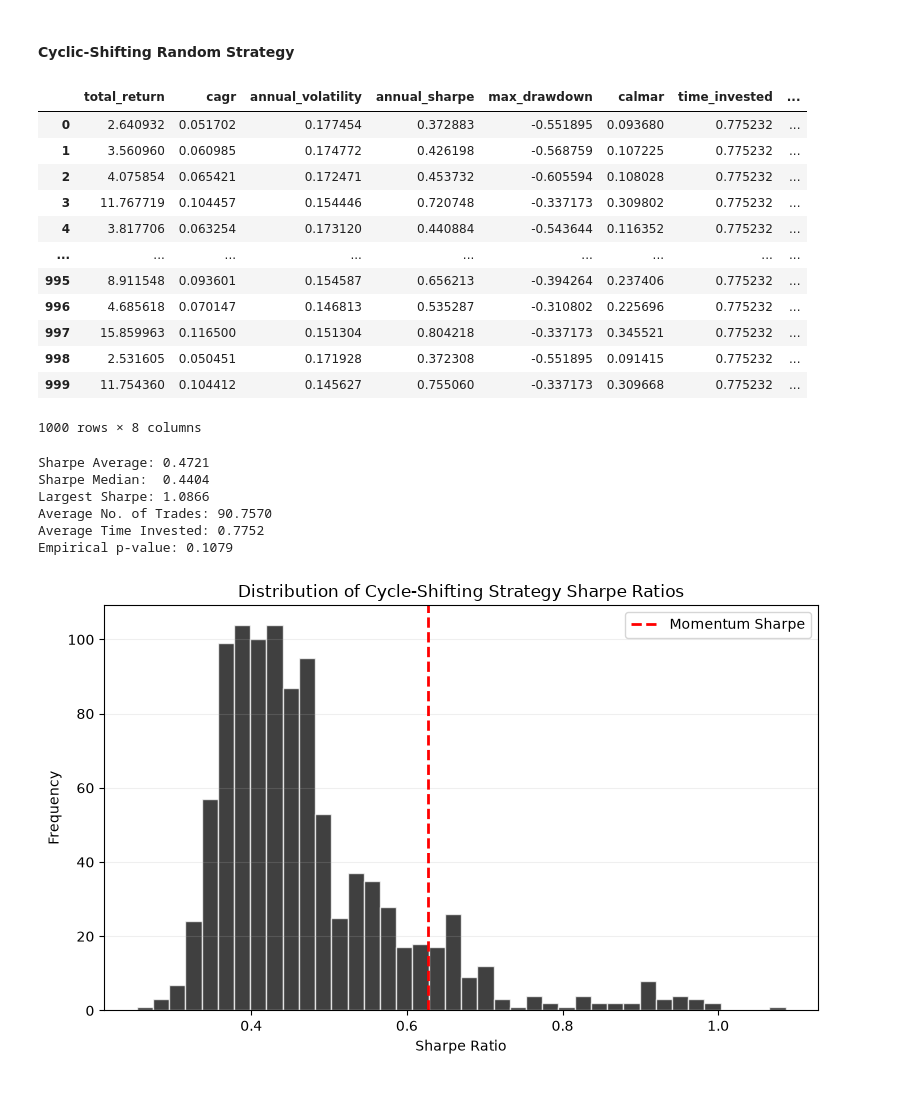
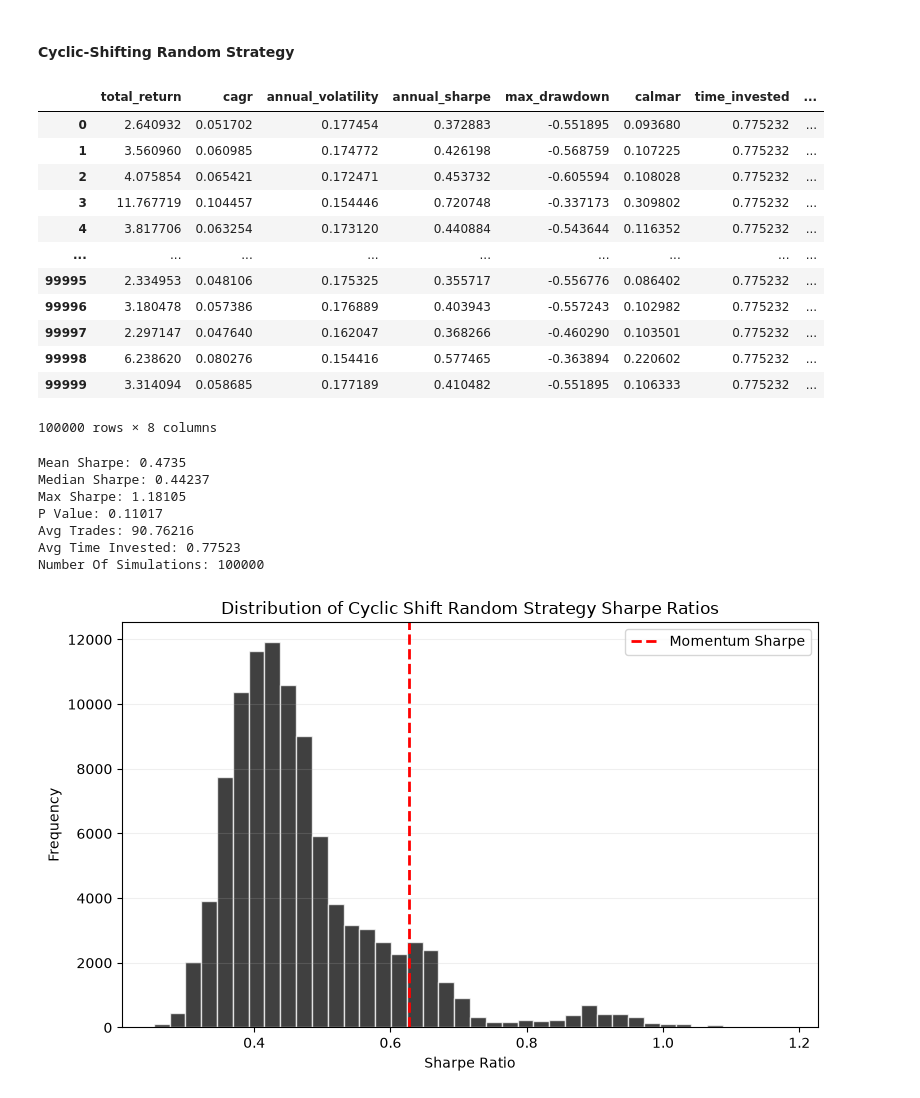
Before and after one commit to adeeb-sarfraz/Momentum-Strategy-Evaluation, a Jupyter notebook: notebooks/random_benchmarks/3.5_cyclic_shifting.ipynb, the cells around one changed output. Drawn from its saved outputs; the diff is of its cells as text; code cells hidden in the pictures.

```diff
--- a/notebooks/random_benchmarks/3.5_cyclic_shifting.ipynb
+++ b/notebooks/random_benchmarks/3.5_cyclic_shifting.ipynb
@@ -129,7 +129,7 @@ def run_simulation_v5(n):
     for i in range(n):
 
         random_signal = generate_random_signal_v6(momentum_position, lookback)
-        _, random_result = backtester(returns, random_signal, 0.001)
+        random_result = backtester_v2(returns_array, random_signal, 0.001)
 
         simulation_result.append(random_result)
 
@@ -137,7 +137,7 @@ def run_simulation_v5(n):
 # %%
 np.random.seed(44)
 
-simulation_output = run_simulation_v5(1000)
+simulation_output = run_simulation_v5(100000)
 simulation_df = pd.DataFrame(simulation_output)
 simulation_df
 # %% [output]
@@ -148,19 +148,20 @@ simulation_df
 | 3 | 11.767719 | 0.104457 | 0.154446 | 0.720748 | -0.337173 | 0.309802 | 0.775232 | ... |
 | 4 | 3.817706 | 0.063254 | 0.173120 | 0.440884 | -0.543644 | 0.116352 | 0.775232 | ... |
 | ... | ... | ... | ... | ... | ... | ... | ... | ... |
-| 995 | 8.911548 | 0.093601 | 0.154587 | 0.656213 | -0.394264 | 0.237406 | 0.775232 | ... |
-| 996 | 4.685618 | 0.070147 | 0.146813 | 0.535287 | -0.310802 | 0.225696 | 0.775232 | ... |
-| 997 | 15.859963 | 0.116500 | 0.151304 | 0.804218 | -0.337173 | 0.345521 | 0.775232 | ... |
-| 998 | 2.531605 | 0.050451 | 0.171928 | 0.372308 | -0.551895 | 0.091415 | 0.775232 | ... |
-| 999 | 11.754360 | 0.104412 | 0.145627 | 0.755060 | -0.337173 | 0.309668 | 0.775232 | ... |
+| 99995 | 2.334953 | 0.048106 | 0.175325 | 0.355717 | -0.556776 | 0.086402 | 0.775232 | ... |
+| 99996 | 3.180478 | 0.057386 | 0.176889 | 0.403943 | -0.557243 | 0.102982 | 0.775232 | ... |
+| 99997 | 2.297147 | 0.047640 | 0.162047 | 0.368266 | -0.460290 | 0.103501 | 0.775232 | ... |
+| 99998 | 6.238620 | 0.080276 | 0.154416 | 0.577465 | -0.363894 | 0.220602 | 0.775232 | ... |
+| 99999 | 3.314094 | 0.058685 | 0.177189 | 0.410482 | -0.551895 | 0.106333 | 0.775232 | ... |
-1000 rows × 8 columns
+100000 rows × 8 columns
 # %%
-summary(simulation_df, momentum_results, "Distribution of Cycle-Shifting Strategy Sharpe Ratios")
+cycle_shifting_summary = summary(simulation_df, momentum_results, "cyclic_shift_random_strategy")
 # %% [output]
-Sharpe Average: 0.4721
-Sharpe Median:  0.4404
-Largest Sharpe: 1.0866
-Average No. of Trades: 90.7570
-Average Time Invested: 0.7752
-Empirical p-value: 0.1079
+Mean Sharpe: 0.4735
+Median Sharpe: 0.44237
+Max Sharpe: 1.18105
+P Value: 0.11017
+Avg Trades: 90.76216
+Avg Time Invested: 0.77523
+Number Of Simulations: 100000
-[figure, old version]
+[figure, new version]
```
Also changed, not shown: parts of 3 cells of this notebook, 15 other files.
